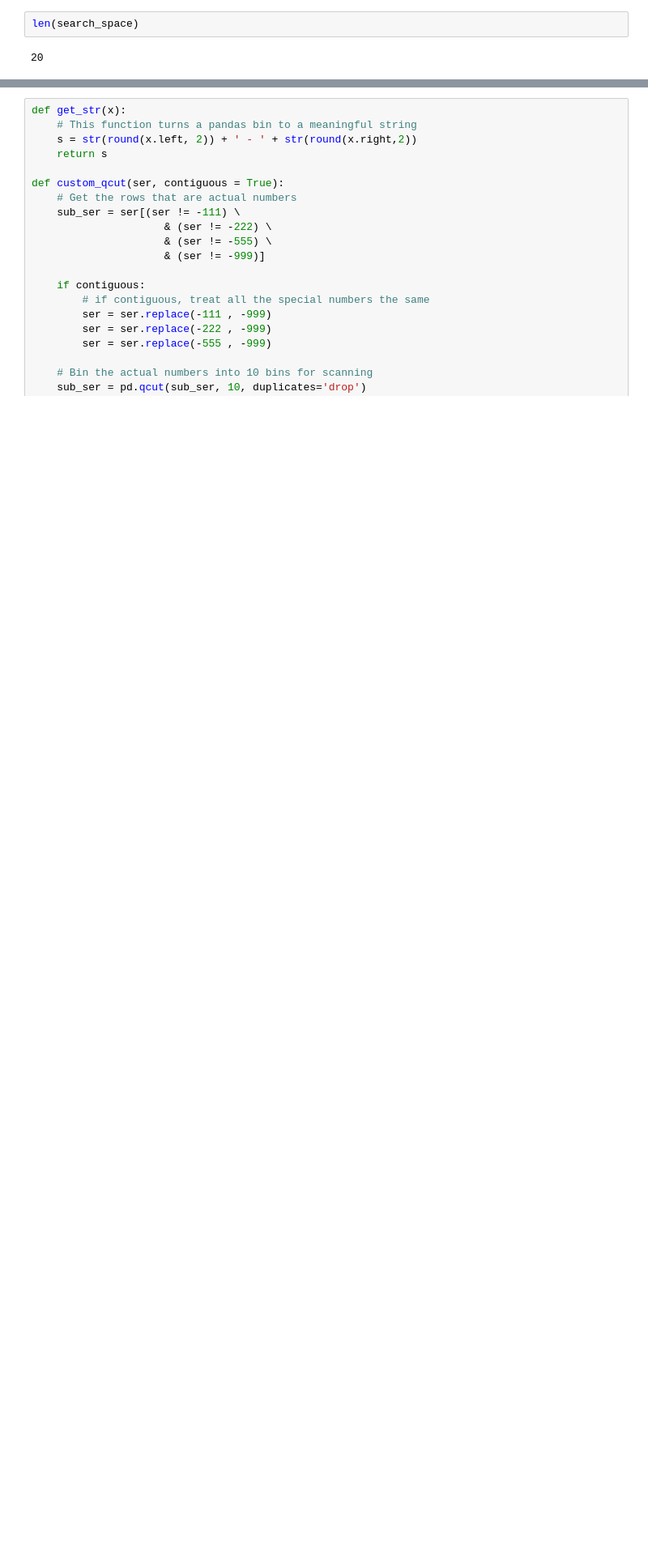
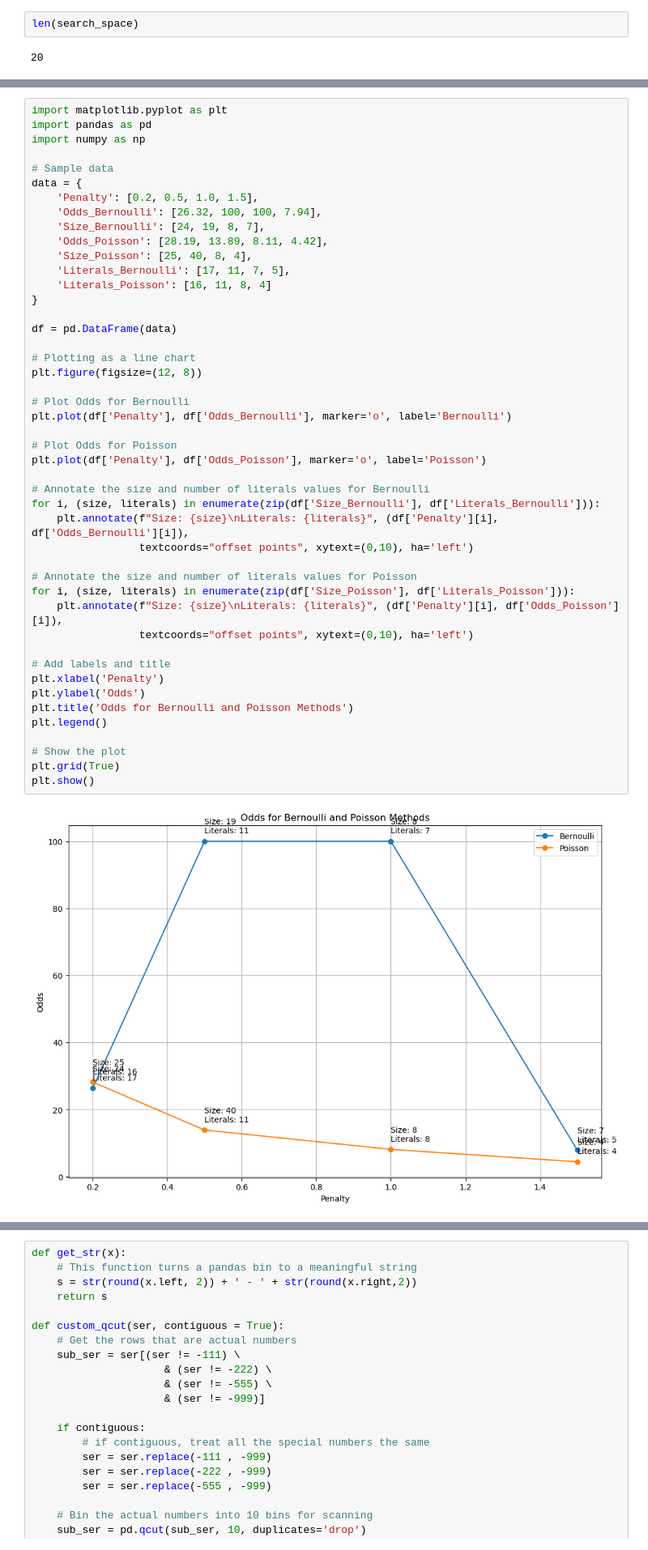
Before and after one commit to kayvinsoo7/HAALSI_work, a Jupyter notebook: mdscan-master/Autostrat.ipynb, the cells around one changed output, grey strips where cells are left out. Shown at 81% size. Saved outputs shown, nothing was run; the diff lists cells and outputs as text; blank space fills up the shorter version.

```diff
--- a/mdscan-master/Autostrat.ipynb
+++ b/mdscan-master/Autostrat.ipynb
@@ -206,0 +338,48 @@ len(search_space)
+# %%
+import matplotlib.pyplot as plt
+import pandas as pd
+import numpy as np
+
+# Sample data
+data = {
+    'Penalty': [0.2, 0.5, 1.0, 1.5],
+    'Odds_Bernoulli': [26.32, 100, 100, 7.94],
+    'Size_Bernoulli': [24, 19, 8, 7],
+    'Odds_Poisson': [28.19, 13.89, 8.11, 4.42],
+    'Size_Poisson': [25, 40, 8, 4],
+    'Literals_Bernoulli': [17, 11, 7, 5],
+    'Literals_Poisson': [16, 11, 8, 4]
+}
+
+df = pd.DataFrame(data)
+
+# Plotting as a line chart
+plt.figure(figsize=(12, 8))
+
+# Plot Odds for Bernoulli
+plt.plot(df['Penalty'], df['Odds_Bernoulli'], marker='o', label='Bernoulli')
+
+# Plot Odds for Poisson
+plt.plot(df['Penalty'], df['Odds_Poisson'], marker='o', label='Poisson')
+
+# Annotate the size and number of literals values for Bernoulli
+for i, (size, literals) in enumerate(zip(df['Size_Bernoulli'], df['Literals_Bernoulli'])):
+    plt.annotate(f"Size: {size}\nLiterals: {literals}", (df['Penalty'][i], df['Odds_Bernoulli'][i]),
+                 textcoords="offset points", xytext=(0,10), ha='left')
+
+# Annotate the size and number of literals values for Poisson
+for i, (size, literals) in enumerate(zip(df['Size_Poisson'], df['Literals_Poisson'])):
+    plt.annotate(f"Size: {size}\nLiterals: {literals}", (df['Penalty'][i], df['Odds_Poisson'][i]),
+                 textcoords="offset points", xytext=(0,10), ha='left')
+
+# Add labels and title
+plt.xlabel('Penalty')
+plt.ylabel('Odds')
+plt.title('Odds for Bernoulli and Poisson Methods')
+plt.legend()
+
+# Show the plot
+plt.grid(True)
+plt.show()
+# %% [output]
+[figure, added]
```
Also changed, not shown: parts of 25 cells of this notebook, 2 other files.
